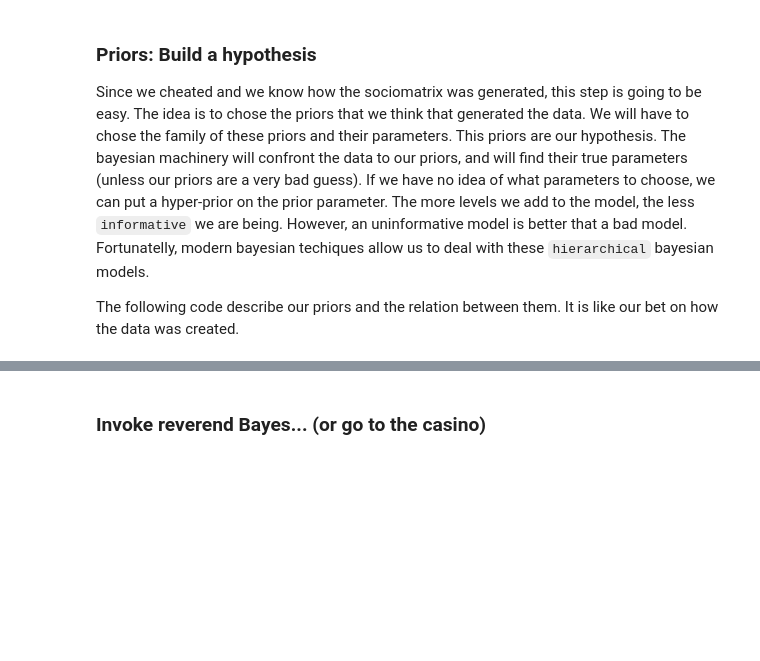
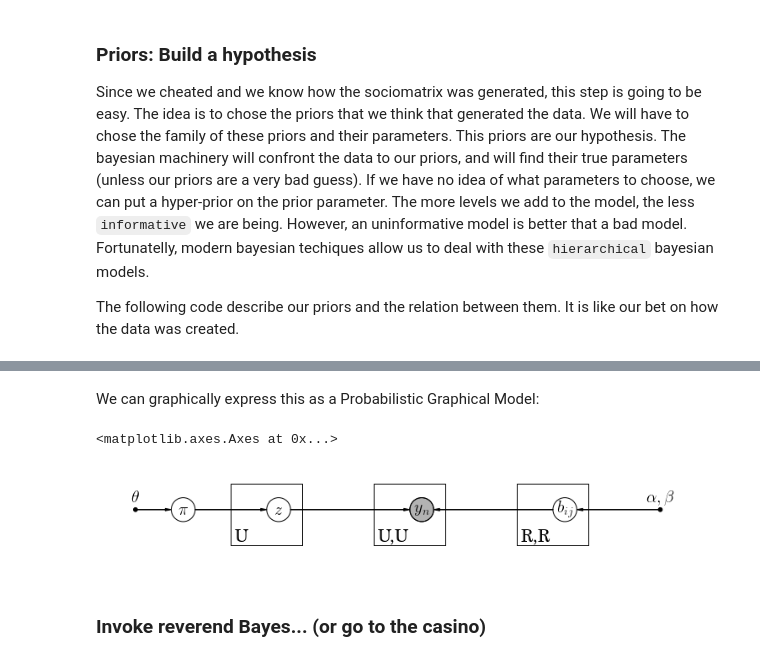
Before and after one commit to alumbreras/blockmodeling, a Jupyter notebook: Sandbox.- Simple Blockmodeling.ipynb, the cells around one changed output, grey strips where cells are left out. Drawn from its saved outputs; the diff is of its cells as text; code cells hidden in the pictures; blank space fills up the shorter version.

Commit message:
added ilustration of graphical model

```diff
--- a/Sandbox.- Simple Blockmodeling.ipynb
+++ b/Sandbox.- Simple Blockmodeling.ipynb
@@ -335,3 +345,44 @@ Example of prob relationship 0.905145875425
+# %% [markdown]
+We can graphically express this as a Probabilistic Graphical Model:
+# %%
+import daft
+from matplotlib import rc
+rc("font", family="serif", size=20)
+rc("text", usetex=True)
+
+# Instantiate the PGM.
+pgm = daft.PGM([13, 2], origin=[0.3, 0.3])
+
+# Hierarchical parameters.
+pgm.add_node(daft.Node("Dirichlet", r"$\theta$", 1, 1.5, fixed=True)) # Dirichlet
+pgm.add_node(daft.Node("Beta", r"$\alpha , \beta$", 12, 1.5, fixed=True)) # Beta
+
+# Latent variables
+pgm.add_node(daft.Node("pi", r"$\pi$", 2, 1.5)) # Dirichlet
+pgm.add_node(daft.Node("b", r"$b_{i\righarrow j}$", 10, 1.5)) # Beta
+pgm.add_node(daft.Node("z", r"$z$", 4, 1.5))
+
+# Observed data. (y := edge between two actors)
+pgm.add_node(daft.Node("y", r"$y_n$", 7, 1.5, observed=True))
+
+# Add in the edges.
+pgm.add_edge("Dirichlet", "pi")
+pgm.add_edge("pi", "z")
+
+pgm.add_edge("Beta", "b")
+pgm.add_edge("b", "y")
+pgm.add_edge("z", "y")
+
+# And a plate.
+pgm.add_plate(daft.Plate([3, 0.75, 1.5, 1.3], label=r"U", shift=0))
+pgm.add_plate(daft.Plate([9, 0.75, 1.5, 1.3], label=r"R,R", shift=0))
+pgm.add_plate(daft.Plate([6, 0.75, 1.5, 1.3], label=r"U,U", shift=0))
+
+# Render.
+pgm.render()
+# %% [output]
+<matplotlib.axes.Axes at 0x...>
+[figure, added]
 # %% [markdown]
 ### Invoke reverend Bayes... (or go to the casino)
 # %% [markdown]
```
Also changed, not shown: parts of 7 cells of this notebook.
